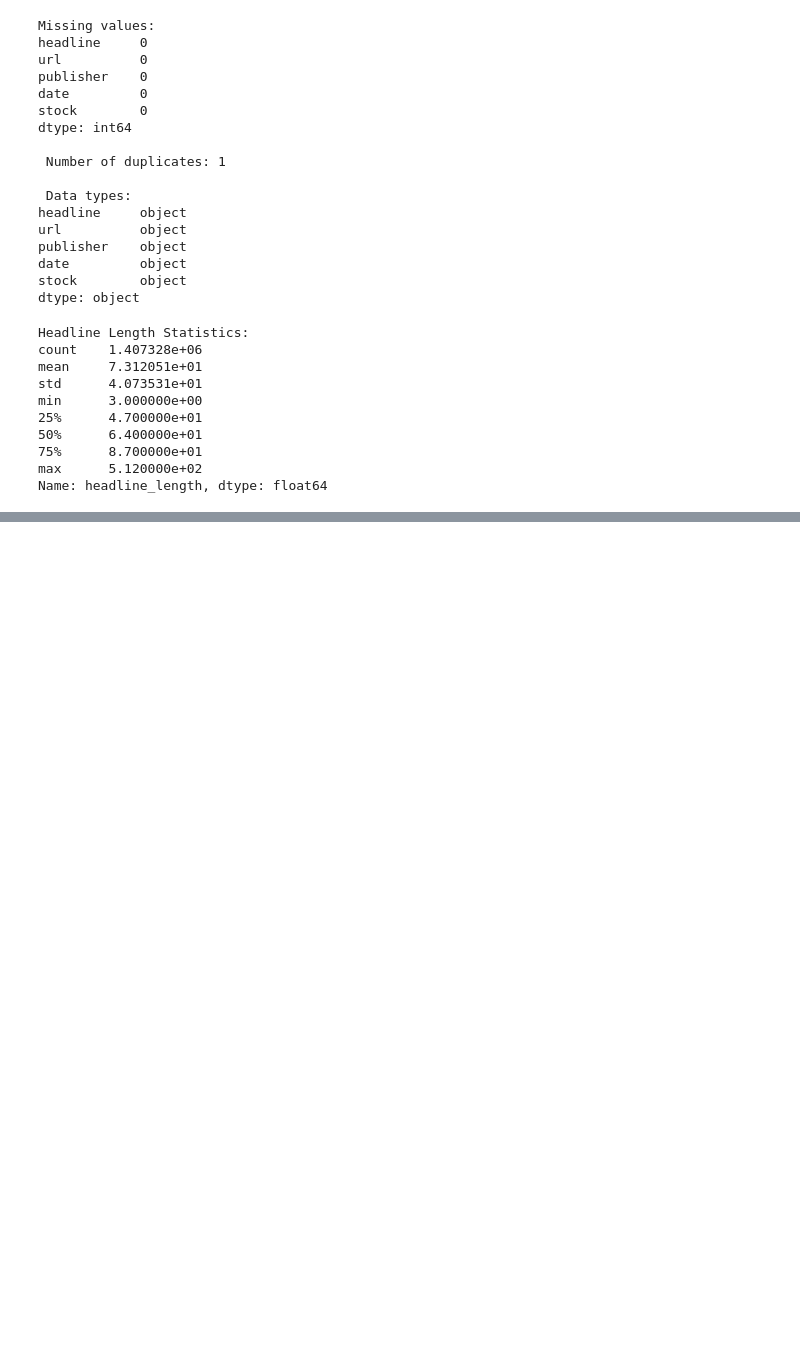
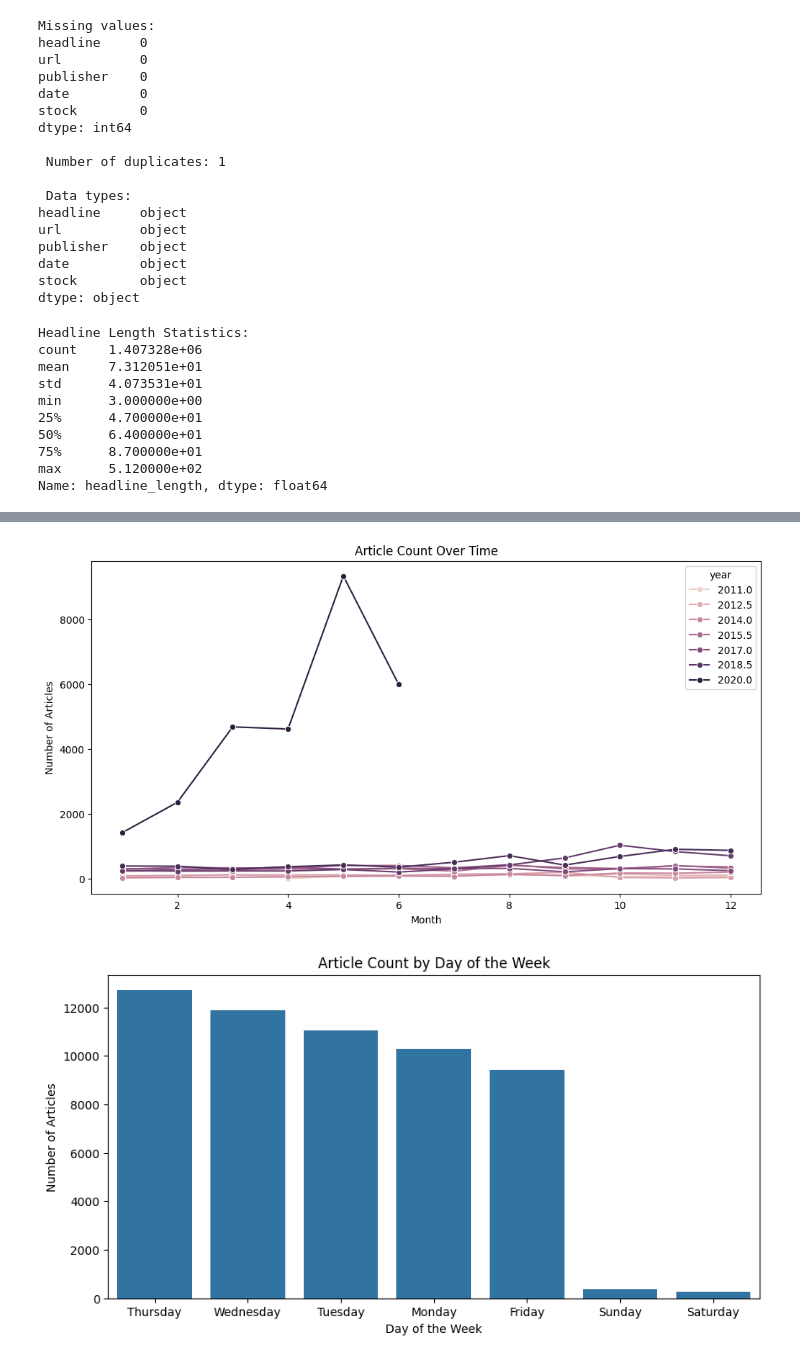
Before and after one commit to GetieBalew24/KAIM-financial-news-analysis, a Jupyter notebook: notebooks/EDA_NVDA_Analysis.ipynb, the cells around one changed output, grey strips where cells are left out. Saved outputs shown, nothing was run; the diff lists cells and outputs as text; code cells hidden in the pictures; blank space fills up the shorter version.

```diff
--- a/notebooks/EDA_NVDA_Analysis.ipynb
+++ b/notebooks/EDA_NVDA_Analysis.ipynb
@@ -95,0 +111,4 @@ articles_per_publisher
+# %%
+articles_over_time, articles_by_day = text_analyser.analyze_publication_dates()
+print("Articles over time: \n", articles_over_time)
+print("Articles by day: \n", articles_by_day)
@@ -95,0 +133,5 @@ articles_per_publisher
+# %%
+text_analyser.plot_article_trends(articles_over_time, articles_by_day)
+# %% [output]
+[figure, added]
+[figure, added]
```
Also changed, not shown: parts of 2 cells of this notebook.
